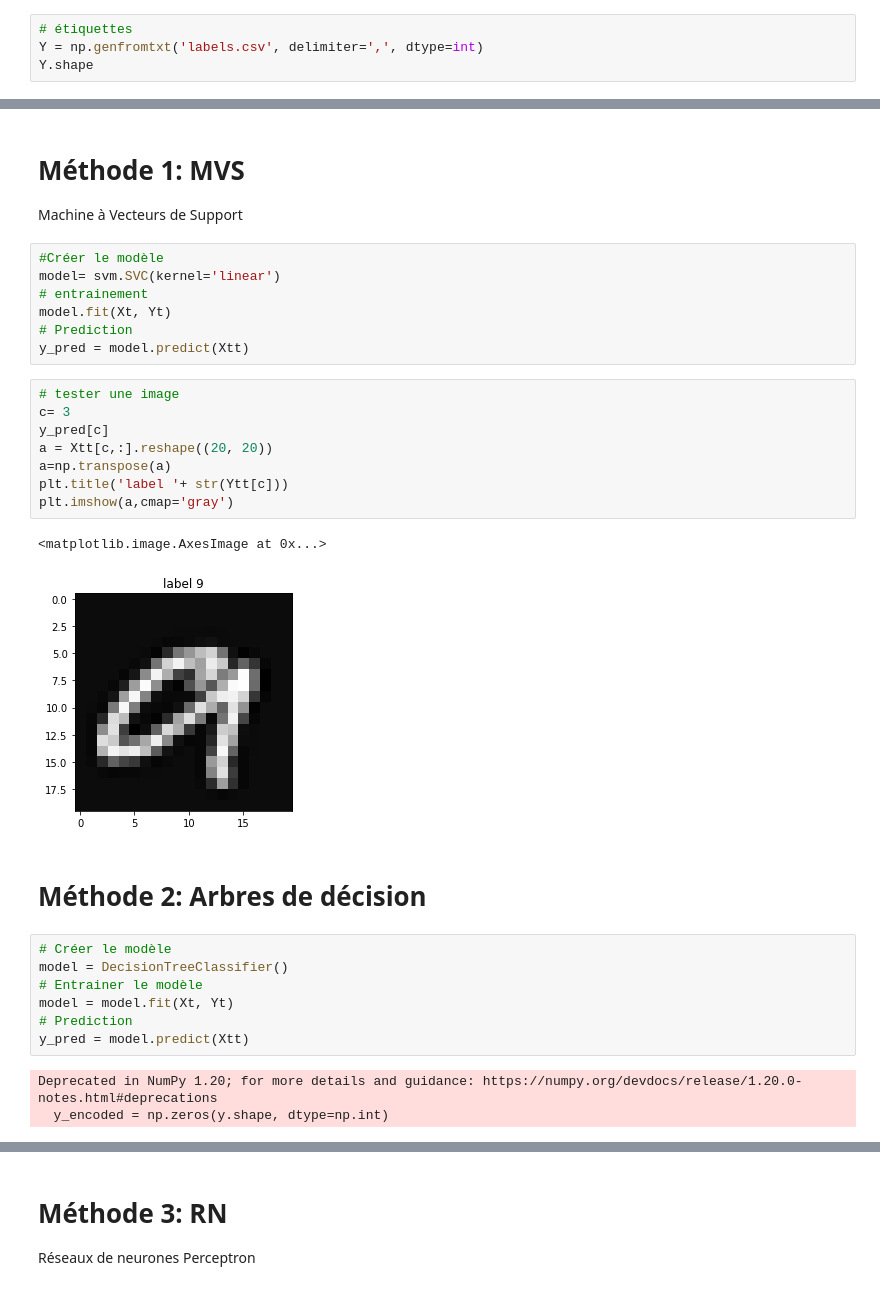
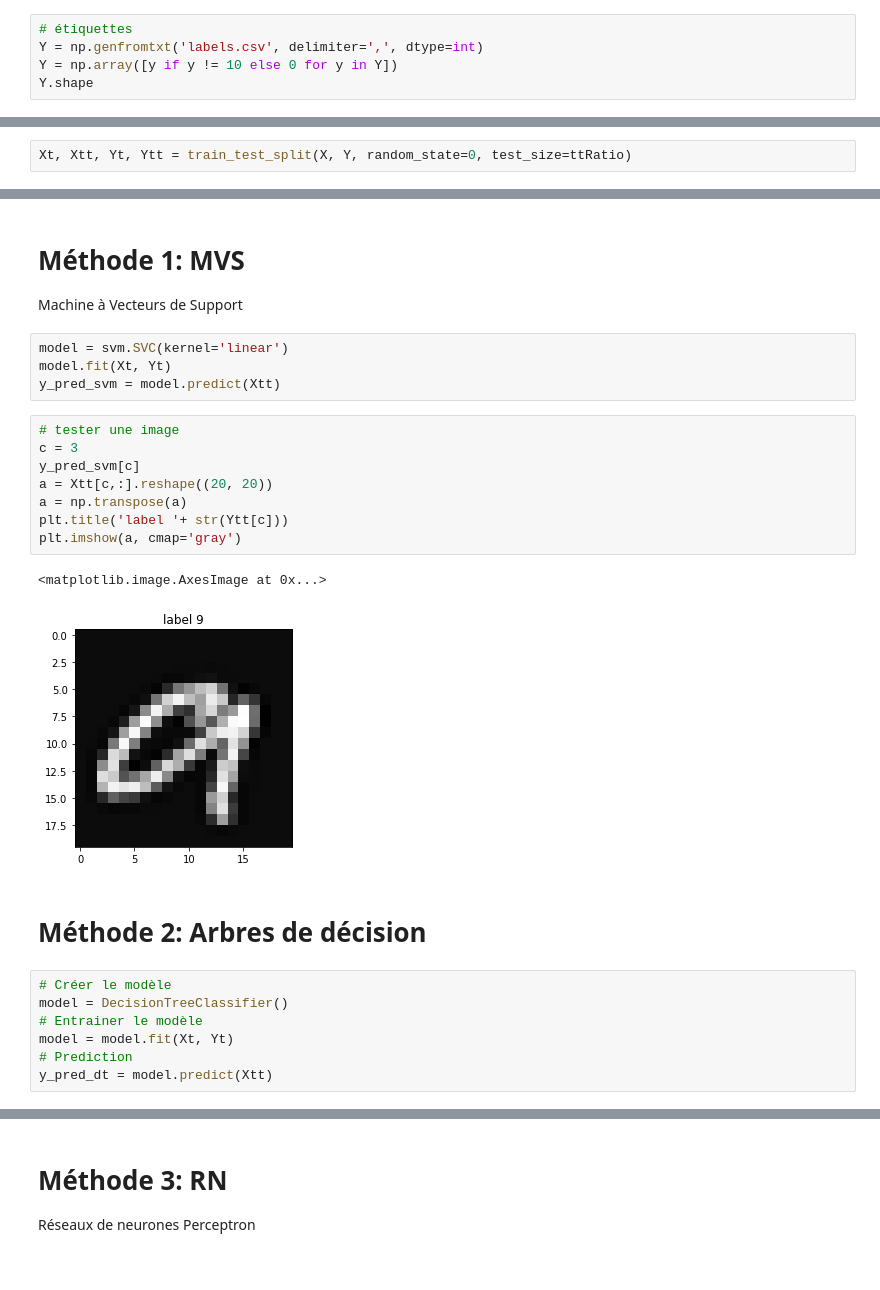
Before and after one commit to Biline-dev/IARN, a Jupyter notebook: TP1_IARN.ipynb, the cells around one changed output, grey strips where cells are left out. Drawn from its saved outputs; the diff is of its cells as text.

```diff
--- a/TP1_IARN.ipynb
+++ b/TP1_IARN.ipynb
@@ -49,6 +49,7 @@ X.shape
 # %%
 # étiquettes
 Y = np.genfromtxt('labels.csv', delimiter=',', dtype=int)
+Y = np.array([y if y != 10 else 0 for y in Y])
 Y.shape
 # %% [output]
 (5000,)
@@ -93,2 +141,4 @@ ttRatio=1/3
+# %%
+Xt, Xtt, Yt, Ytt = train_test_split(X, Y, random_state=0, test_size=ttRatio)
 # %% [markdown]
 # Méthode 0: K- Plus Proches Voisins
@@ -101,23 +200,20 @@ def KPP(x,X, Y):
 # Méthode 1: MVS
 Machine à Vecteurs de Support
 # %%
-#Créer le modèle
-model= svm.SVC(kernel='linear')
-# entrainement
+model = svm.SVC(kernel='linear')
 model.fit(Xt, Yt)
-# Prediction
-y_pred = model.predict(Xtt)
+y_pred_svm = model.predict(Xtt)
 # %%
 # tester une image
-c= 3
-y_pred[c]
+c = 3
+y_pred_svm[c]
 a = Xtt[c,:].reshape((20, 20))
-a=np.transpose(a)
+a = np.transpose(a)
 plt.title('label '+ str(Ytt[c]))
-plt.imshow(a,cmap='gray')
+plt.imshow(a, cmap='gray')
 # %% [output]
 <matplotlib.image.AxesImage at 0x...>
-[figure, old version]
+[figure, new version]
 # %% [markdown]
 # Méthode 2: Arbres de décision
 # %%
@@ -126,10 +222,7 @@ model = DecisionTreeClassifier()
 # Entrainer le modèle
 model = model.fit(Xt, Yt)
 # Prediction
-y_pred = model.predict(Xtt)
+y_pred_dt = model.predict(Xtt)
-# %% [output]
-Deprecated in NumPy 1.20; for more details and guidance: https://numpy.org/devdocs/release/1.20.0-notes.html#deprecations
-  y_encoded = np.zeros(y.shape, dtype=np.int)
 # %%
 # tester une image
 c= 3
```
Also changed, not shown: parts of 27 cells of this notebook, 2 other files.
